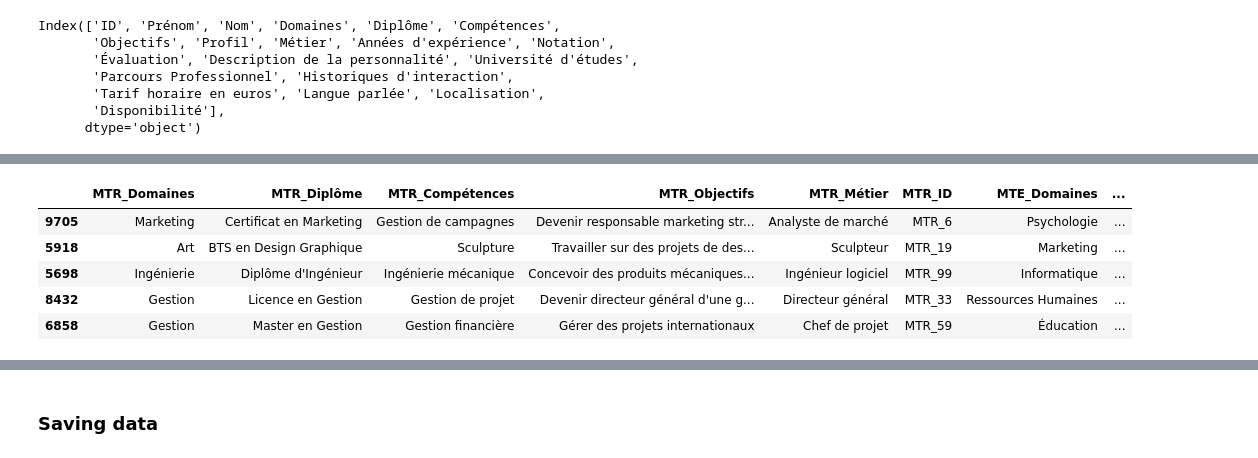
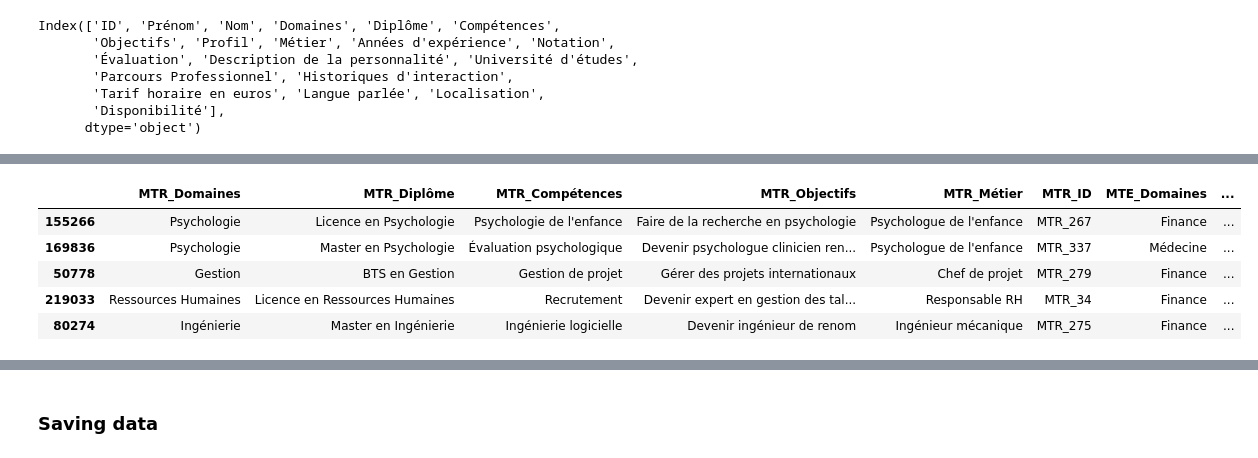
Before and after one commit to MariefloChm/Projet_intensif, a Jupyter notebook: generate_data.ipynb, the cells around one changed output, grey strips where cells are left out. Saved outputs shown, nothing was run; the diff lists cells and outputs as text; code cells hidden in the pictures.

```diff
--- a/generate_data.ipynb
+++ b/generate_data.ipynb
@@ -415,15 +414,15 @@ def get_full_matching_df(mtr_df, mte_df,mat_score,feature=["Domaines","Diplôme"
     return res_data.sort_values(by="Score",ascending=False)
 # %%
 full_matching_res= get_full_matching_df(mtr_df,mte_df, mat)
-# %%
-full_matching_res.head()
-# %% [output]
-|  | MTR_Domaines | MTR_Diplôme | MTR_Compétences | MTR_Objectifs | MTR_Métier | MTR_ID | MTE_Domaines | ... |
-| 9705 | Marketing | Certificat en Marketing | Gestion de campagnes | Devenir responsable marketing str... | Analyste de marché | MTR_6 | Psychologie | ... |
-| 5918 | Art | BTS en Design Graphique | Sculpture | Travailler sur des projets de des... | Sculpteur | MTR_19 | Marketing | ... |
-| 5698 | Ingénierie | Diplôme d'Ingénieur | Ingénierie mécanique | Concevoir des produits mécaniques... | Ingénieur logiciel | MTR_99 | Informatique | ... |
-| 8432 | Gestion | Licence en Gestion | Gestion de projet | Devenir directeur général d'une g... | Directeur général | MTR_33 | Ressources Humaines | ... |
-| 6858 | Gestion | Master en Gestion | Gestion financière | Gérer des projets internationaux | Chef de projet | MTR_59 | Éducation | ... |
+# %%
+full_matching_res.query("eval_score=='High'")
+# %% [output]
+|  | MTR_Domaines | MTR_Diplôme | MTR_Compétences | MTR_Objectifs | MTR_Métier | MTR_ID | MTE_Domaines | ... |
+| 155266 | Psychologie | Licence en Psychologie | Psychologie de l'enfance | Faire de la recherche en psychologie | Psychologue de l'enfance | MTR_267 | Finance | ... |
+| 169836 | Psychologie | Master en Psychologie | Évaluation psychologique | Devenir psychologue clinicien ren... | Psychologue de l'enfance | MTR_337 | Médecine | ... |
+| 50778 | Gestion | BTS en Gestion | Gestion de projet | Gérer des projets internationaux | Chef de projet | MTR_279 | Finance | ... |
+| 219033 | Ressources Humaines | Licence en Ressources Humaines | Recrutement | Devenir expert en gestion des tal... | Responsable RH | MTR_34 | Finance | ... |
+| 80274 | Ingénierie | Master en Ingénierie | Ingénierie logicielle | Devenir ingénieur de renom | Ingénieur mécanique | MTR_275 | Finance | ... |
 # %%
 simple_matching_df, simple_mat= get_simple_matching_df(mtr_df,mte_df, mat)
 # %%
```
Also changed, not shown: parts of 38 cells of this notebook, 2 other files.
